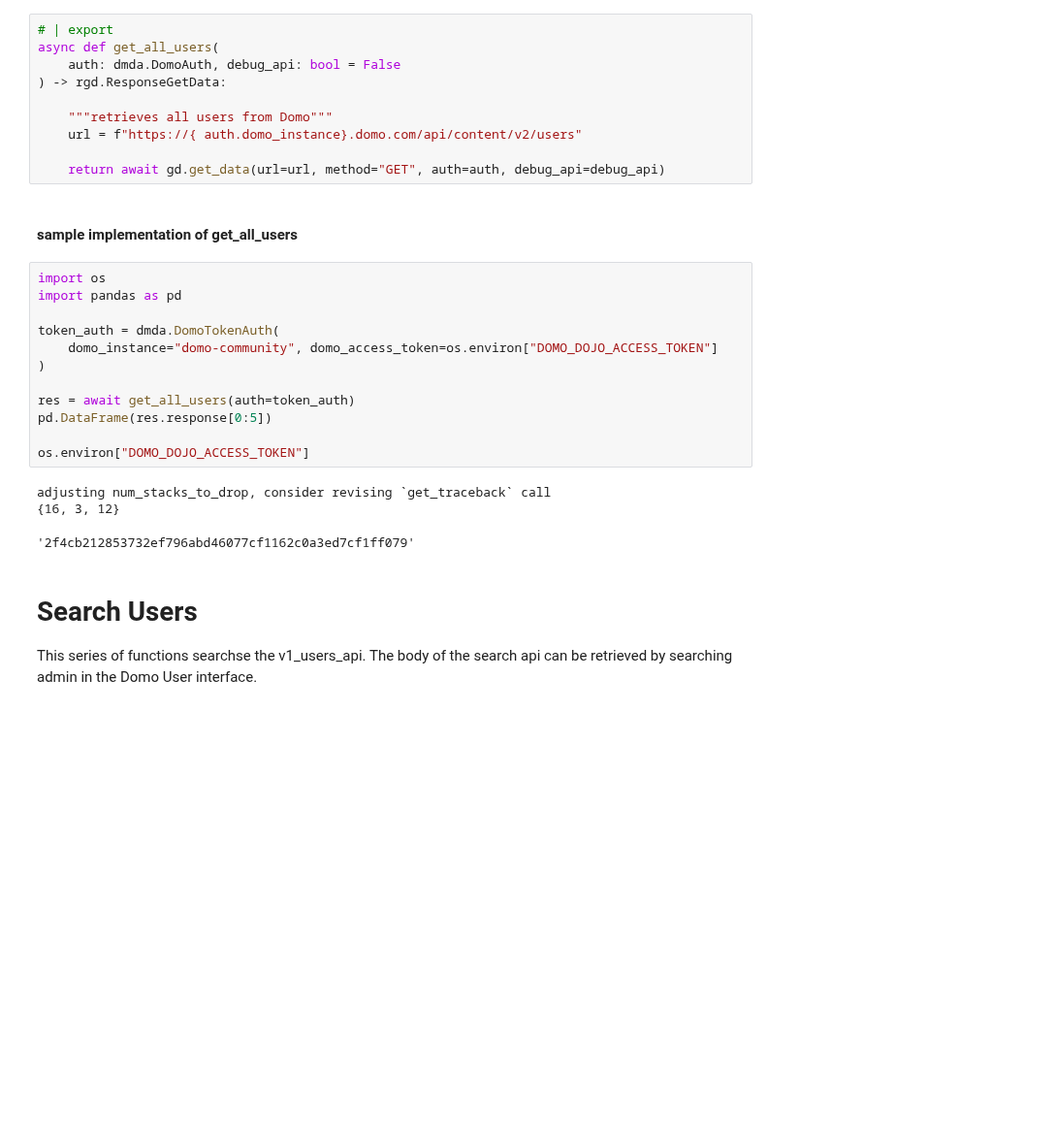
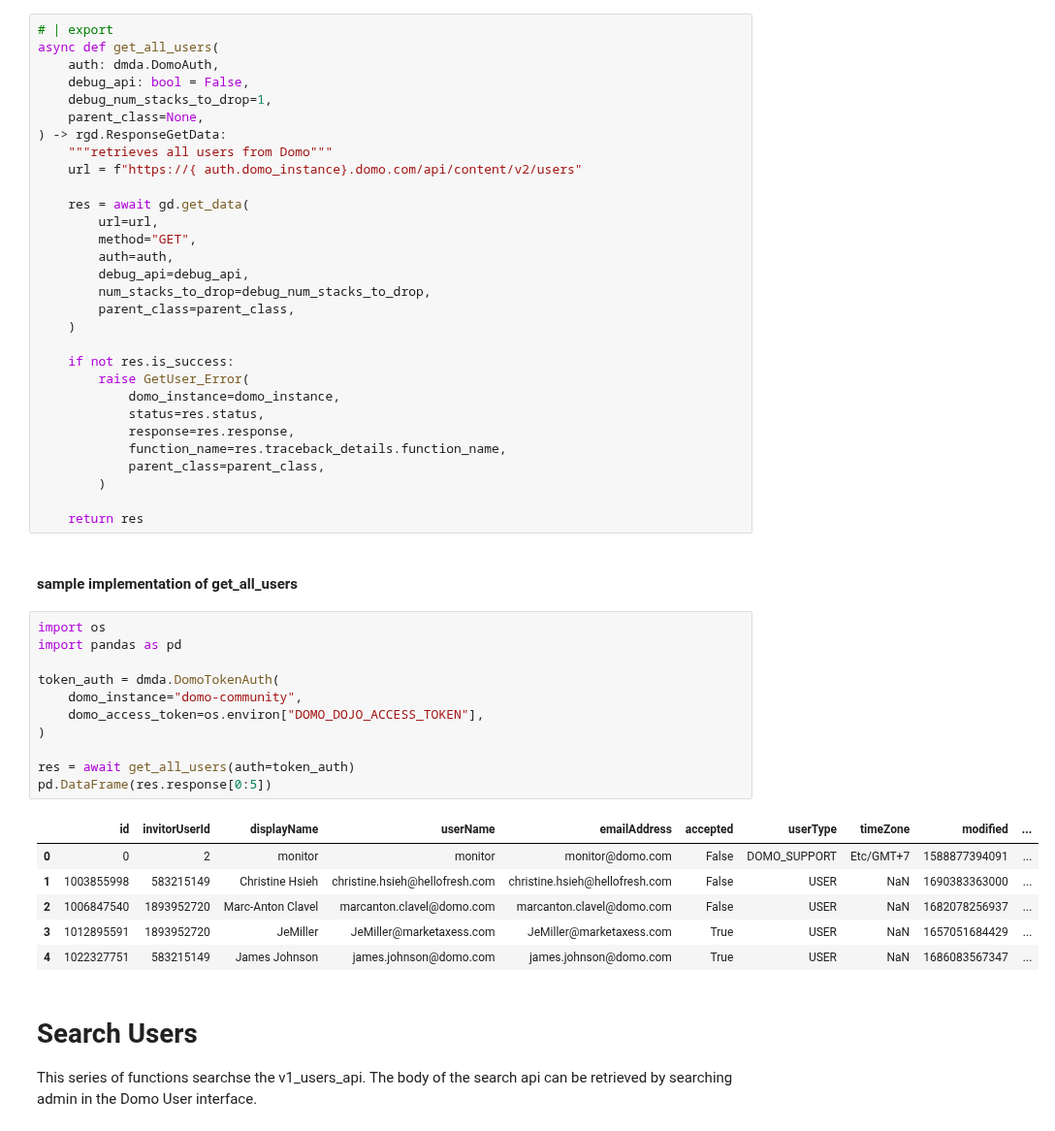
Before and after one commit to jaewilson07/domo_library, a Jupyter notebook: nbs/routes/user.ipynb, the cells around one changed output. Shown at 97% size. Drawn from its saved outputs; the diff is of its cells as text; blank space fills up the shorter version.

```diff
--- a/nbs/routes/user.ipynb
+++ b/nbs/routes/user.ipynb
@@ -27,31 +117,53 @@ import domolibrary.utils.chunk_execution as ce
 # %%
 # | export
 async def get_all_users(
-    auth: dmda.DomoAuth, debug_api: bool = False
+    auth: dmda.DomoAuth,
+    debug_api: bool = False,
+    debug_num_stacks_to_drop=1,
+    parent_class=None,
 ) -> rgd.ResponseGetData:
-
     """retrieves all users from Domo"""
     url = f"https://{ auth.domo_instance}.domo.com/api/content/v2/users"
 
-    return await gd.get_data(url=url, method="GET", auth=auth, debug_api=debug_api)
+    res = await gd.get_data(
+        url=url,
+        method="GET",
+        auth=auth,
+        debug_api=debug_api,
+        num_stacks_to_drop=debug_num_stacks_to_drop,
+        parent_class=parent_class,
+    )
+
+    if not res.is_success:
+        raise GetUser_Error(
+            domo_instance=domo_instance,
+            status=res.status,
+            response=res.response,
+            function_name=res.traceback_details.function_name,
+            parent_class=parent_class,
+        )
+
+    return res
 # %% [markdown]
 #### sample implementation of get_all_users
 # %%
 import os
 import pandas as pd
 
 token_auth = dmda.DomoTokenAuth(
-    domo_instance="domo-community", domo_access_token=os.environ["DOMO_DOJO_ACCESS_TOKEN"]
+    domo_instance="domo-community",
+    domo_access_token=os.environ["DOMO_DOJO_ACCESS_TOKEN"],
 )
 
 res = await get_all_users(auth=token_auth)
 pd.DataFrame(res.response[0:5])
-
-os.environ["DOMO_DOJO_ACCESS_TOKEN"]
 # %% [output]
-adjusting num_stacks_to_drop, consider revising `get_traceback` call
-{16, 3, 12}
-'2f4cb212853732ef796abd46077cf1162c0a3ed7cf1ff079'
+|  | id | invitorUserId | displayName | userName | emailAddress | accepted | userType | timeZone | modified | ... |
+| 0 | 0 | 2 | monitor | monitor | monitor@domo.com | False | DOMO_SUPPORT | Etc/GMT+7 | 1588877394091 | ... |
+| 1 | 1003855998 | 583215149 | Christine Hsieh | christine.hsieh@hellofresh.com | christine.hsieh@hellofresh.com | False | USER | NaN | 1690383363000 | ... |
+| 2 | 1006847540 | 1893952720 | Marc-Anton Clavel | marcanton.clavel@domo.com | marcanton.clavel@domo.com | False | USER | NaN | 1682078256937 | ... |
+| 3 | 1012895591 | 1893952720 | JeMiller | JeMiller@marketaxess.com | JeMiller@marketaxess.com | True | USER | NaN | 1657051684429 | ... |
+| 4 | 1022327751 | 583215149 | James Johnson | james.johnson@domo.com | james.johnson@domo.com | True | USER | NaN | 1686083567347 | ... |
 # %% [markdown]
 # Search Users
 
```
Also changed, not shown: parts of 38 cells of this notebook, 23 other files.
